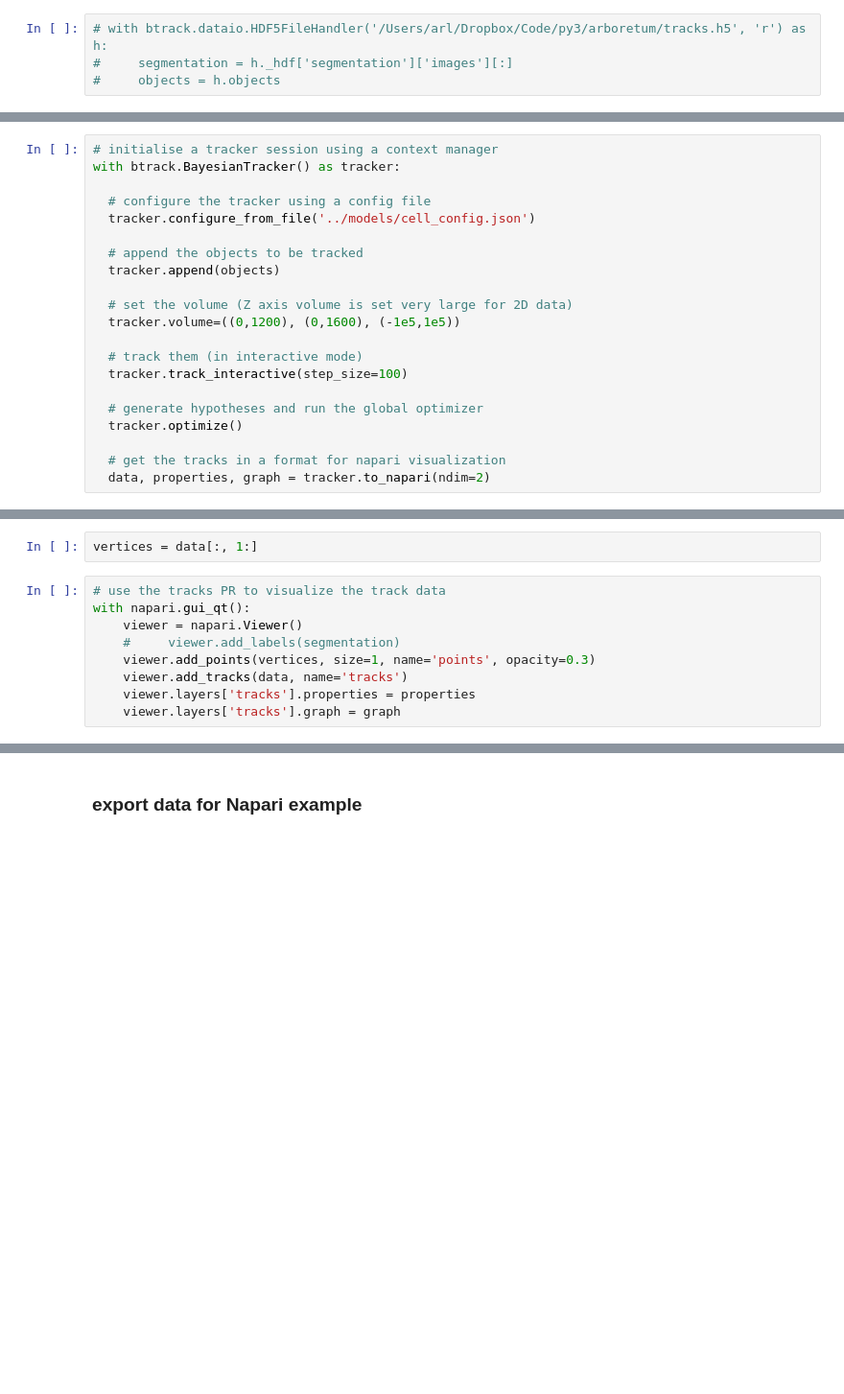
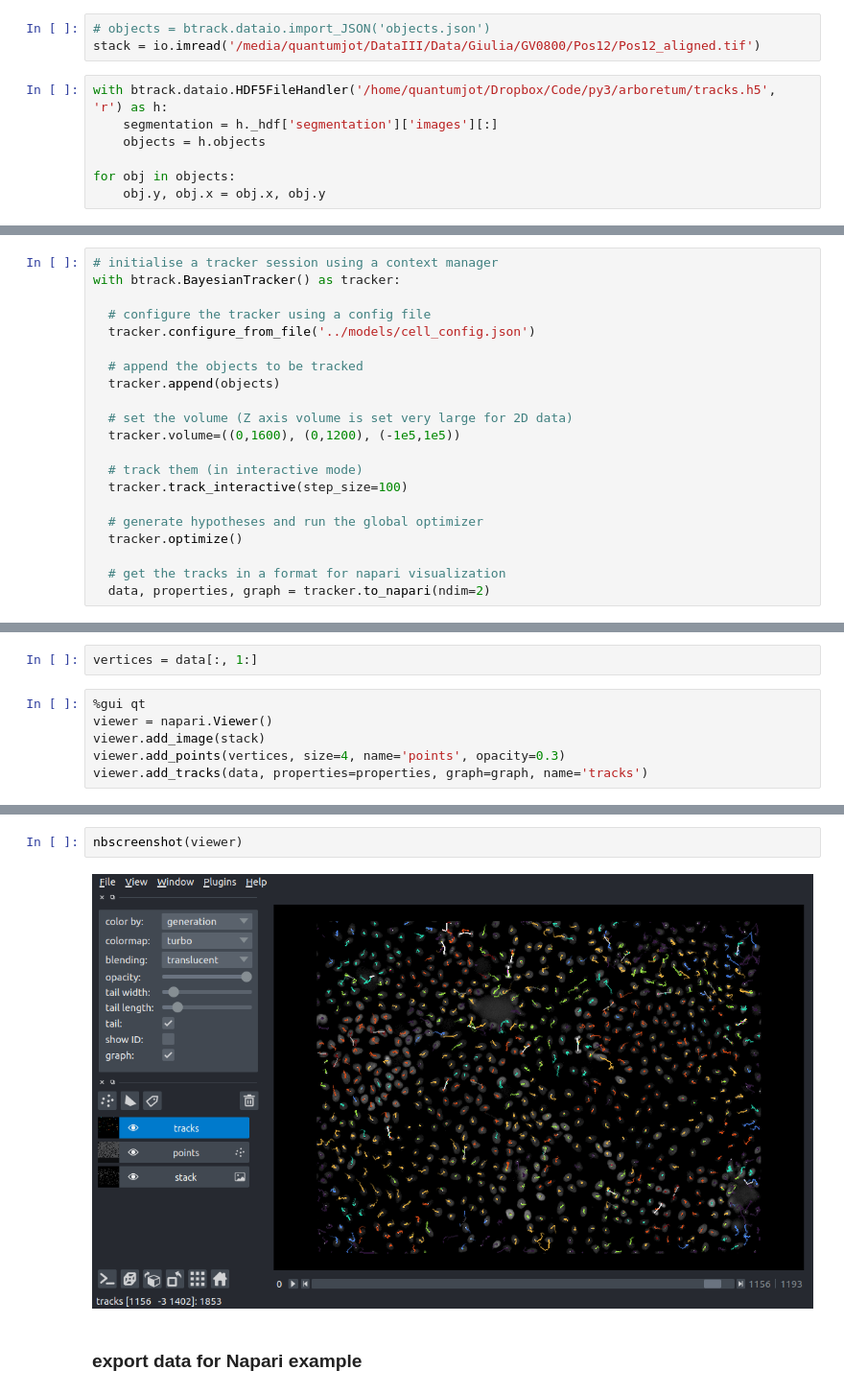
Before and after one commit to quantumjot/btrack, a Jupyter notebook: examples/napari_btrack.ipynb, the cells around one changed output, grey strips where cells are left out. Shown: that part at 96% size. Drawn from its saved outputs; the diff is of its cells as text; blank space fills up the shorter version.

Commit message:
updated notebook with napari visualization

```diff
--- a/examples/napari_btrack.ipynb
+++ b/examples/napari_btrack.ipynb
@@ -14,4 +15,10 @@ objects = btrack.dataio.import_JSON('objects.json')
+# %%
+# objects = btrack.dataio.import_JSON('objects.json')
+stack = io.imread('/media/quantumjot/DataIII/Data/Giulia/GV0800/Pos12/Pos12_aligned.tif')
 # %%
-# with btrack.dataio.HDF5FileHandler('/Users/arl/Dropbox/Code/py3/arboretum/tracks.h5', 'r') as h:
-#     segmentation = h._hdf['segmentation']['images'][:]
-#     objects = h.objects
+with btrack.dataio.HDF5FileHandler('/home/quantumjot/Dropbox/Code/py3/arboretum/tracks.h5', 'r') as h:
+    segmentation = h._hdf['segmentation']['images'][:]
+    objects = h.objects
+
+for obj in objects:
+    obj.y, obj.x = obj.x, obj.y
@@ -26,7 +37,7 @@ with btrack.BayesianTracker() as tracker:
   tracker.append(objects)
 
   # set the volume (Z axis volume is set very large for 2D data)
-  tracker.volume=((0,1200), (0,1600), (-1e5,1e5))
+  tracker.volume=((0,1600), (0,1200), (-1e5,1e5))
 
   # track them (in interactive mode)
   tracker.track_interactive(step_size=100)
@@ -57,11 +68,8 @@ with btrack.BayesianTracker() as tracker:
 # %%
 vertices = data[:, 1:]
 # %%
-# use the tracks PR to visualize the track data
-with napari.gui_qt():
-    viewer = napari.Viewer()
-    #     viewer.add_labels(segmentation)
-    viewer.add_points(vertices, size=1, name='points', opacity=0.3)
-    viewer.add_tracks(data, name='tracks')
-    viewer.layers['tracks'].properties = properties
-    viewer.layers['tracks'].graph = graph
+%gui qt
+viewer = napari.Viewer()
+viewer.add_image(stack)
+viewer.add_points(vertices, size=4, name='points', opacity=0.3)
+viewer.add_tracks(data, properties=properties, graph=graph, name='tracks')
@@ -68,3 +78,7 @@ with napari.gui_qt():
+# %%
+nbscreenshot(viewer)
+# %% [output]
+[figure, added]
 # %% [markdown]
 ### export data for Napari example
 # %%
```
Also changed, not shown: parts of 6 cells of this notebook.
